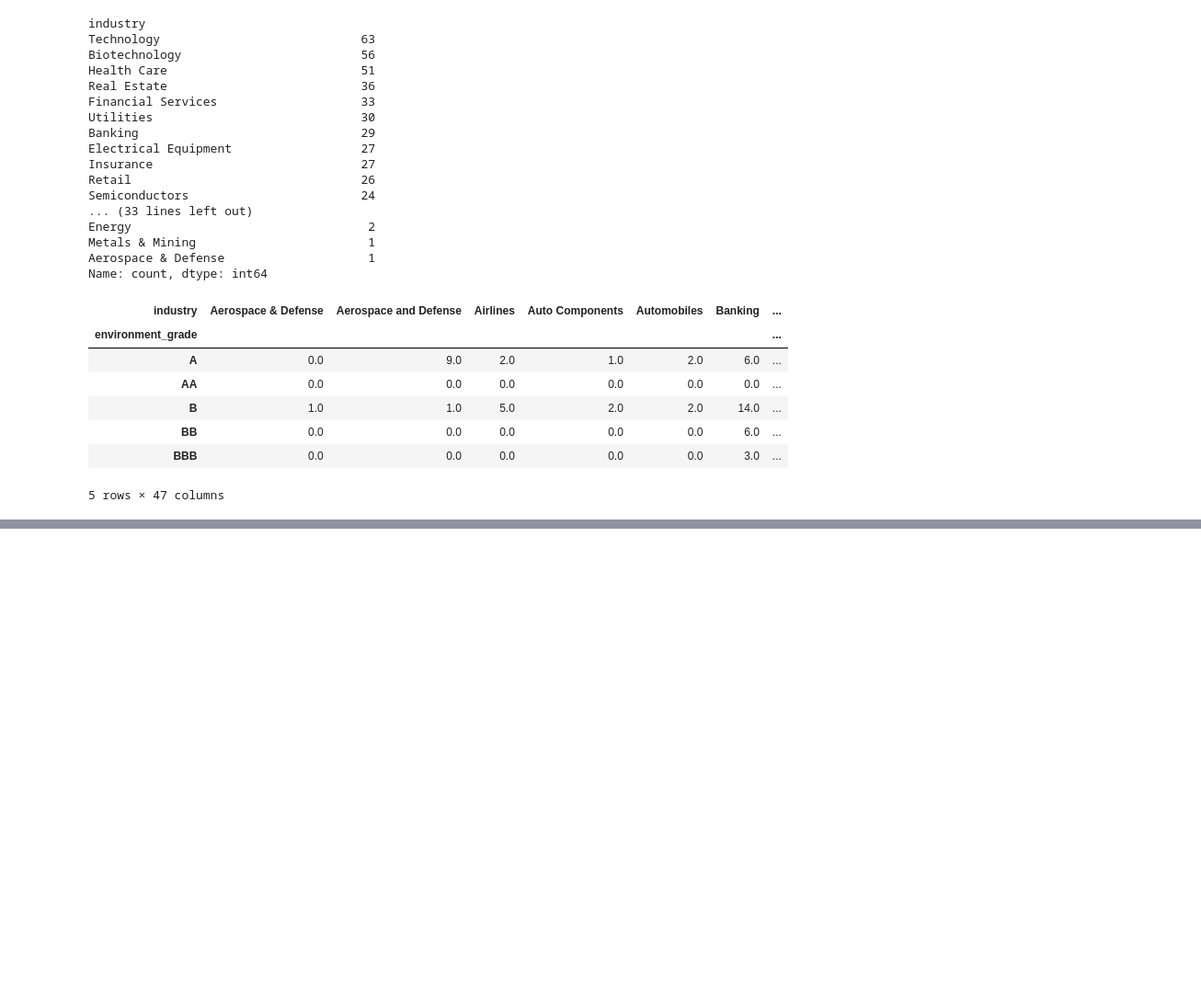
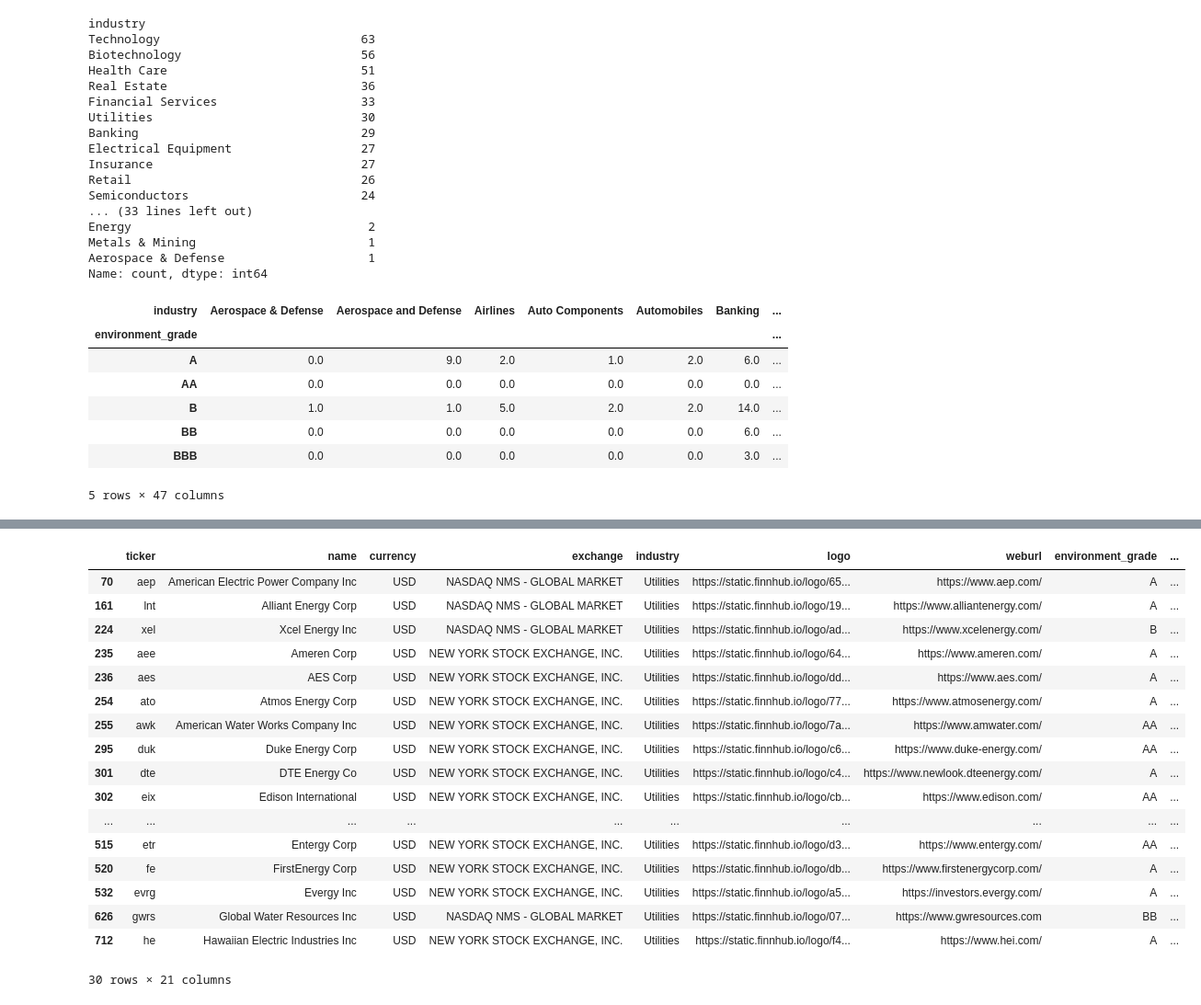
Before and after one commit to pedrocfontenele/Public-Company-ESG-Ratings-Datas, a Jupyter notebook: Untitled-1.ipynb, the cells around one changed output, grey strips where cells are left out. Shown at 92% size. Saved outputs shown, nothing was run; the diff lists cells and outputs as text; code cells hidden in the pictures; blank space fills up the shorter version.

```diff
--- a/Untitled-1.ipynb
+++ b/Untitled-1.ipynb
@@ -132,0 +127,23 @@ for x in y.index:
+# %%
+utilities_companies=df.query('industry=="Utilities"')
+
+display(utilities_companies)
+# %% [output]
+|  | ticker | name | currency | exchange | industry | logo | weburl | environment_grade | ... |
+| 70 | aep | American Electric Power Company Inc | USD | NASDAQ NMS - GLOBAL MARKET | Utilities | https://static.finnhub.io/logo/65... | https://www.aep.com/ | A | ... |
+| 161 | lnt | Alliant Energy Corp | USD | NASDAQ NMS - GLOBAL MARKET | Utilities | https://static.finnhub.io/logo/19... | https://www.alliantenergy.com/ | A | ... |
+| 224 | xel | Xcel Energy Inc | USD | NASDAQ NMS - GLOBAL MARKET | Utilities | https://static.finnhub.io/logo/ad... | https://www.xcelenergy.com/ | B | ... |
+| 235 | aee | Ameren Corp | USD | NEW YORK STOCK EXCHANGE, INC. | Utilities | https://static.finnhub.io/logo/64... | https://www.ameren.com/ | A | ... |
+| 236 | aes | AES Corp | USD | NEW YORK STOCK EXCHANGE, INC. | Utilities | https://static.finnhub.io/logo/dd... | https://www.aes.com/ | A | ... |
+| 254 | ato | Atmos Energy Corp | USD | NEW YORK STOCK EXCHANGE, INC. | Utilities | https://static.finnhub.io/logo/77... | https://www.atmosenergy.com/ | A | ... |
+| 255 | awk | American Water Works Company Inc | USD | NEW YORK STOCK EXCHANGE, INC. | Utilities | https://static.finnhub.io/logo/7a... | https://www.amwater.com/ | AA | ... |
+| 295 | duk | Duke Energy Corp | USD | NEW YORK STOCK EXCHANGE, INC. | Utilities | https://static.finnhub.io/logo/c6... | https://www.duke-energy.com/ | AA | ... |
+| 301 | dte | DTE Energy Co | USD | NEW YORK STOCK EXCHANGE, INC. | Utilities | https://static.finnhub.io/logo/c4... | https://www.newlook.dteenergy.com/ | A | ... |
+| 302 | eix | Edison International | USD | NEW YORK STOCK EXCHANGE, INC. | Utilities | https://static.finnhub.io/logo/cb... | https://www.edison.com/ | AA | ... |
+| ... | ... | ... | ... | ... | ... | ... | ... | ... | ... |
+| 515 | etr | Entergy Corp | USD | NEW YORK STOCK EXCHANGE, INC. | Utilities | https://static.finnhub.io/logo/d3... | https://www.entergy.com/ | AA | ... |
+| 520 | fe | FirstEnergy Corp | USD | NEW YORK STOCK EXCHANGE, INC. | Utilities | https://static.finnhub.io/logo/db... | https://www.firstenergycorp.com/ | A | ... |
+| 532 | evrg | Evergy Inc | USD | NEW YORK STOCK EXCHANGE, INC. | Utilities | https://static.finnhub.io/logo/a5... | https://investors.evergy.com/ | A | ... |
+| 626 | gwrs | Global Water Resources Inc | USD | NASDAQ NMS - GLOBAL MARKET | Utilities | https://static.finnhub.io/logo/07... | https://www.gwresources.com | BB | ... |
+| 712 | he | Hawaiian Electric Industries Inc | USD | NEW YORK STOCK EXCHANGE, INC. | Utilities | https://static.finnhub.io/logo/f4... | https://www.hei.com/ | A | ... |
+30 rows × 21 columns
```
Also changed, not shown: parts of 6 cells of this notebook.
